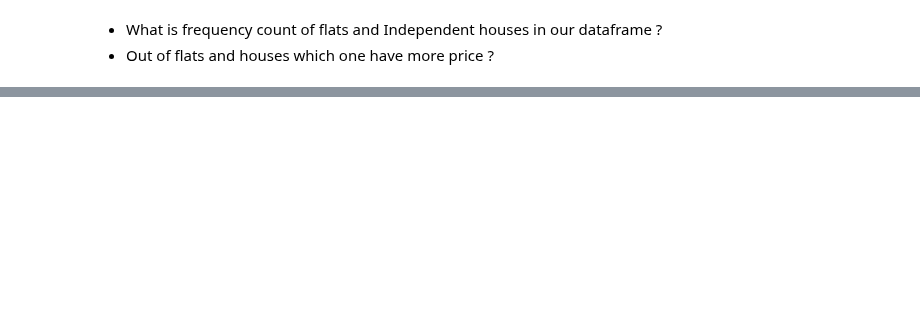
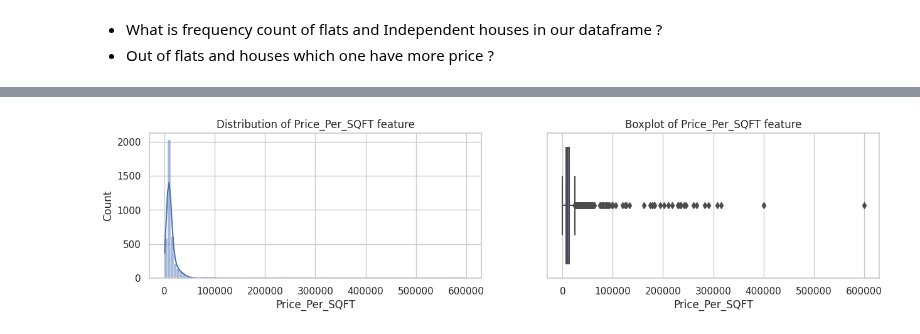
Before and after one commit to yuvraaj2002/AI_Projects, a Jupyter notebook: Find_Home.AI/Notebook_And_Dataset/EDA.ipynb, the cells around one changed output, grey strips where cells are left out. Drawn from its saved outputs; the diff is of its cells as text; code cells hidden in the pictures; blank space fills up the shorter version.

```diff
--- a/Find_Home.AI/Notebook_And_Dataset/EDA.ipynb
+++ b/Find_Home.AI/Notebook_And_Dataset/EDA.ipynb
@@ -83,0 +128,11 @@ sns.violinplot(
+# %%
+fig,ax = plt.subplots(1,2,figsize=(15,3))
+
+sns.histplot(x=df['Price_Per_SQFT'],kde=True,ax = ax[0],bins=100)
+ax[0].set_title("Distribution of Price_Per_SQFT feature")
+
+sns.boxplot(x = df['Price_Per_SQFT'],ax = ax[1])
+ax[1].set_title("Boxplot of Price_Per_SQFT feature")
+plt.show()
+# %% [output]
+[figure, added]
```
Also changed, not shown: parts of 18 cells of this notebook.
